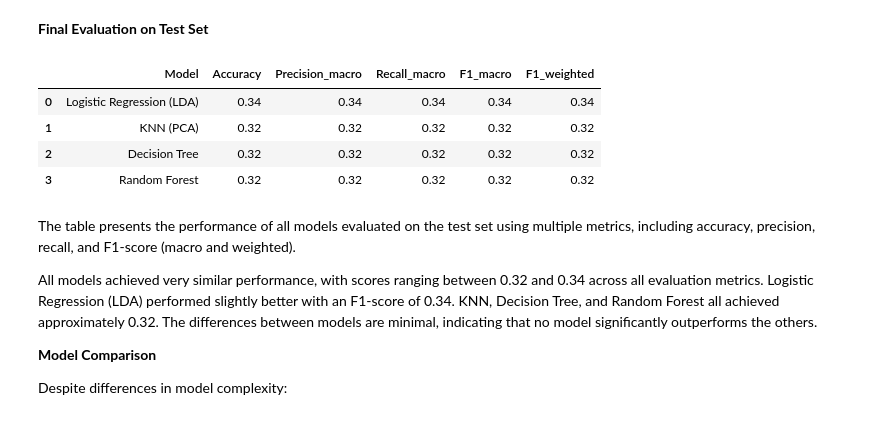
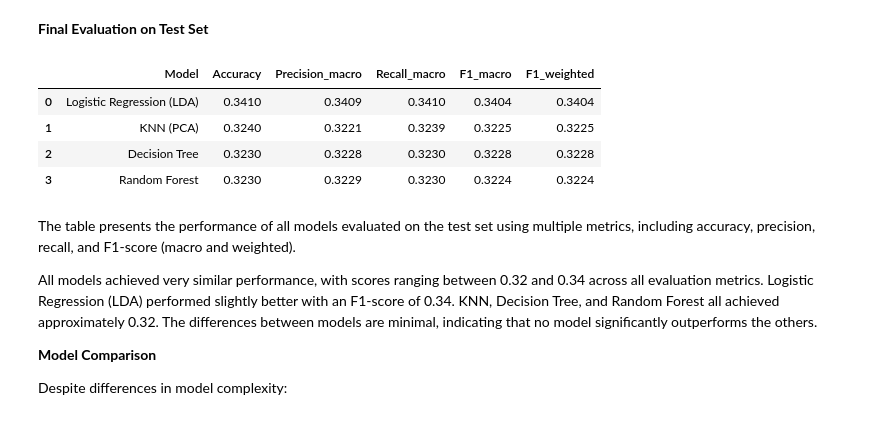
Before and after one commit to irinaradanovic/Hospital-Readmission-Risk-Prediction-ML-Classification-Project, a Jupyter notebook: hospital_readmission_risk.ipynb, the cells around one changed output. Saved outputs shown, nothing was run; the diff lists cells and outputs as text; code cells hidden in the pictures.

```diff
--- a/hospital_readmission_risk.ipynb
+++ b/hospital_readmission_risk.ipynb
@@ -64,7 +64,6 @@ warnings.filterwarnings('ignore')
 <a id="eda-section"></a>
 # EDA
 # %%
-pd.set_option('display.float_format', lambda x: '%.2f' % x)
 df = pd.read_csv("hospital_readmission_risk_10000.csv")
 print(f"Shape of the dataset: {df.shape}")
 display(df.head())
@@ -737,37 +736,38 @@ y_pred_dt = dt_model.predict(X_test_scaled)
 results.append({
     "Model": "Decision Tree",
     "Accuracy": accuracy_score(y_test, y_pred_dt),
     "Precision_macro": precision_score(y_test, y_pred_dt, average='macro'),
     "Recall_macro": recall_score(y_test, y_pred_dt, average='macro'),
     "F1_macro": f1_score(y_test, y_pred_dt, average='macro'),
     "F1_weighted": f1_score(y_test, y_pred_dt, average='weighted')
 })
 
 
 # ---- 4. Random Forest (Original) ----
 rf_model = rf_grid.best_estimator_
 y_pred_rf = rf_model.predict(X_test_scaled)
 
 results.append({
     "Model": "Random Forest",
     "Accuracy": accuracy_score(y_test, y_pred_rf),
     "Precision_macro": precision_score(y_test, y_pred_rf, average='macro'),
     "Recall_macro": recall_score(y_test, y_pred_rf, average='macro'),
     "F1_macro": f1_score(y_test, y_pred_rf, average='macro'),
     "F1_weighted": f1_score(y_test, y_pred_rf, average='weighted')
 })
 
 
 # Convert to DataFrame
 results_df = pd.DataFrame(results)
+pd.options.display.float_format = '{:.4f}'.format
 
 results_df
 # %% [output]
 |  | Model | Accuracy | Precision_macro | Recall_macro | F1_macro | F1_weighted |
-| 0 | Logistic Regression (LDA) | 0.34 | 0.34 | 0.34 | 0.34 | 0.34 |
-| 1 | KNN (PCA) | 0.32 | 0.32 | 0.32 | 0.32 | 0.32 |
-| 2 | Decision Tree | 0.32 | 0.32 | 0.32 | 0.32 | 0.32 |
-| 3 | Random Forest | 0.32 | 0.32 | 0.32 | 0.32 | 0.32 |
+| 0 | Logistic Regression (LDA) | 0.3410 | 0.3409 | 0.3410 | 0.3404 | 0.3404 |
+| 1 | KNN (PCA) | 0.3240 | 0.3221 | 0.3239 | 0.3225 | 0.3225 |
+| 2 | Decision Tree | 0.3230 | 0.3228 | 0.3230 | 0.3228 | 0.3228 |
+| 3 | Random Forest | 0.3230 | 0.3229 | 0.3230 | 0.3224 | 0.3224 |
 # %% [markdown]
 The table presents the performance of all models evaluated on the test set using multiple metrics, including accuracy, precision, recall, and F1-score (macro and weighted).
 
```
Also changed, not shown: parts of 4 cells of this notebook, 1 other file.
